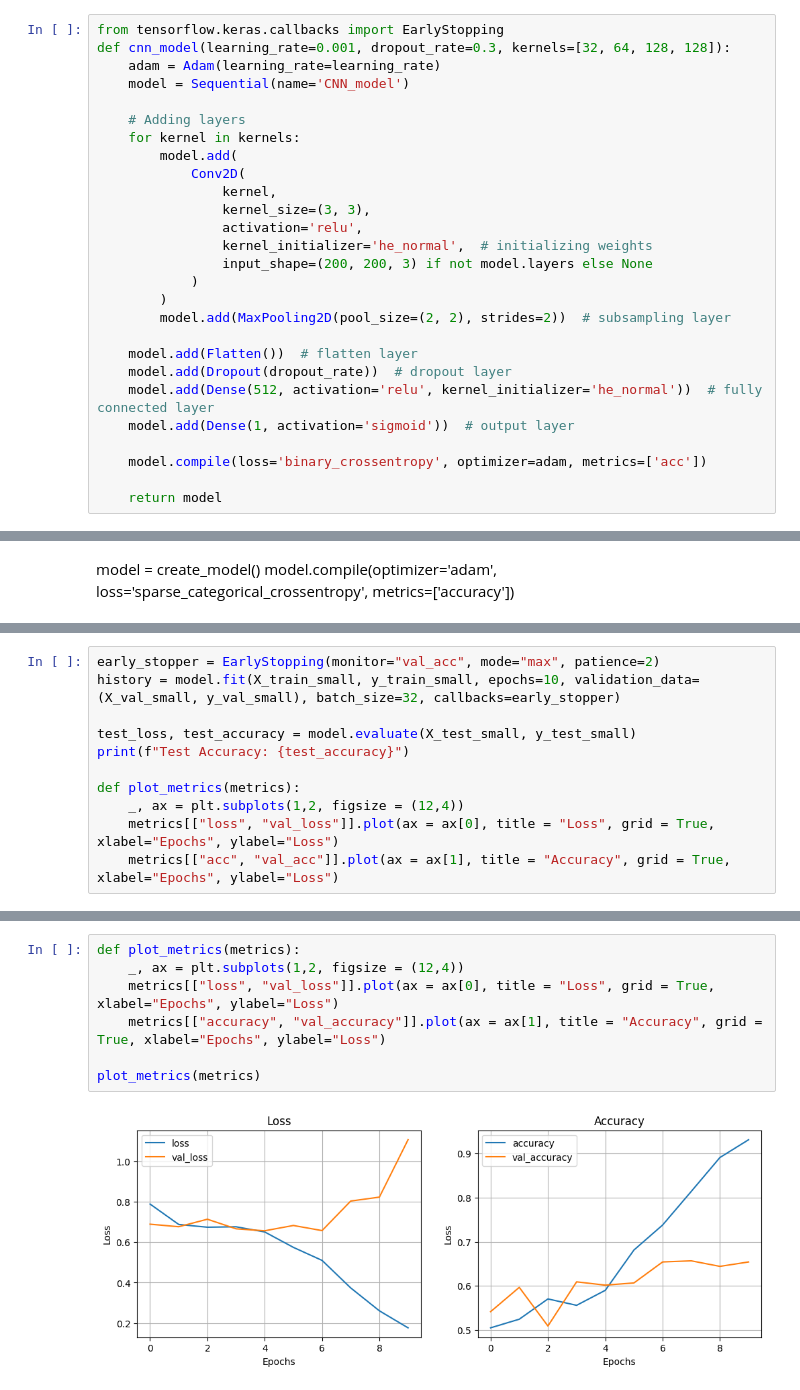
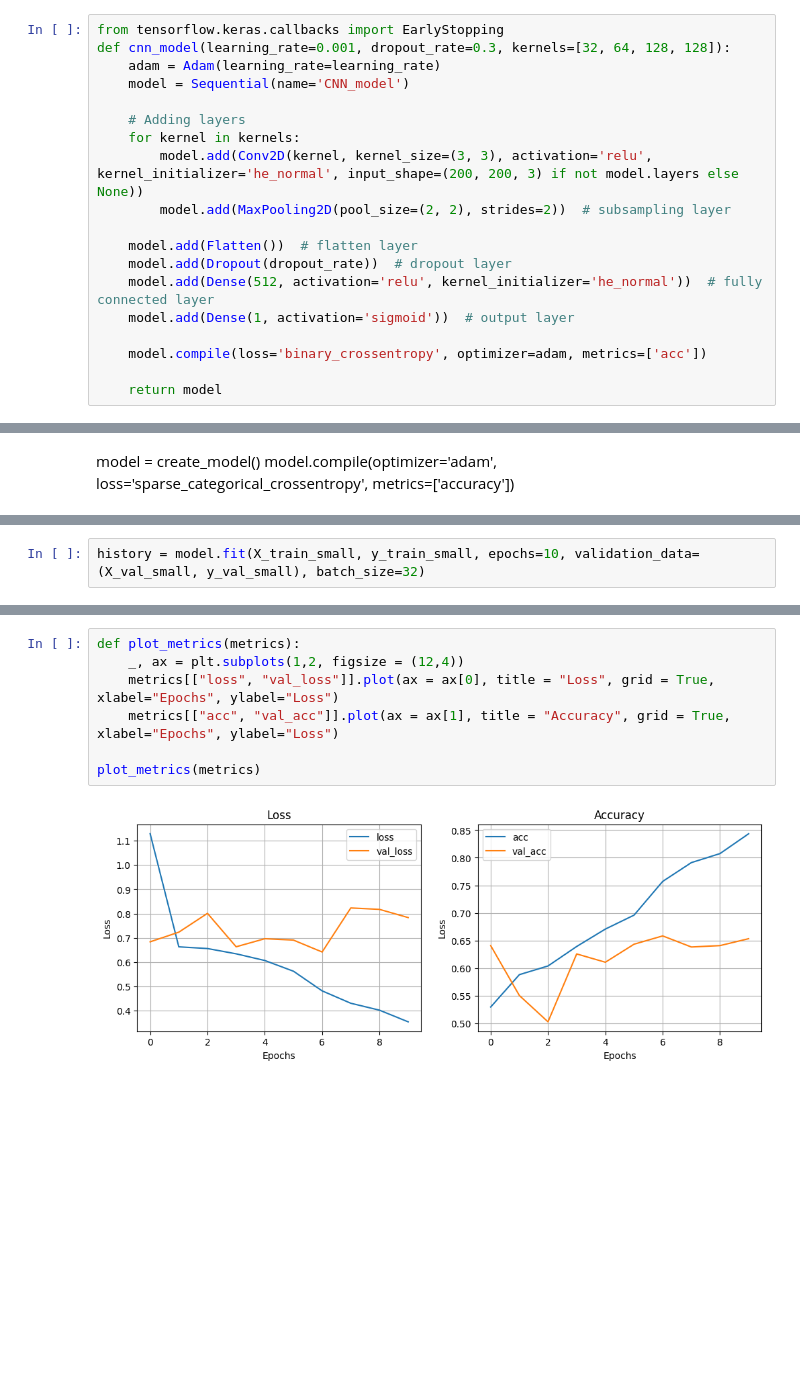
Before and after one commit to BrutalFrost/Artificial_Intelligence_Hampus_Erlandsson_OPA23, a Jupyter notebook: Lab_2/Lab_2.ipynb, the cells around one changed output, grey strips where cells are left out. Cells and saved outputs as stored; diff of their text form; blank space fills up the shorter version.

```diff
--- a/Lab_2/Lab_2.ipynb
+++ b/Lab_2/Lab_2.ipynb
@@ -458,15 +432,7 @@ def cnn_model(learning_rate=0.001, dropout_rate=0.3, kernels=[32, 64, 128, 128])
 
     # Adding layers
     for kernel in kernels:
-        model.add(
-            Conv2D(
-                kernel,
-                kernel_size=(3, 3),
-                activation='relu',
-                kernel_initializer='he_normal',  # initializing weights
-                input_shape=(200, 200, 3) if not model.layers else None
-            )
-        )
+        model.add(Conv2D(kernel, kernel_size=(3, 3), activation='relu', kernel_initializer='he_normal', input_shape=(200, 200, 3) if not model.layers else None))
         model.add(MaxPooling2D(pool_size=(2, 2), strides=2))  # subsampling layer
 
     model.add(Flatten())  # flatten layer
@@ -515,11 +480,0 @@ print(len(y_val_small))
-# %%
-early_stopper = EarlyStopping(monitor="val_acc", mode="max", patience=2)
-history = model.fit(X_train_small, y_train_small, epochs=10, validation_data=(X_val_small, y_val_small), batch_size=32, callbacks=early_stopper)
-
-test_loss, test_accuracy = model.evaluate(X_test_small, y_test_small)
-print(f"Test Accuracy: {test_accuracy}")
-
-def plot_metrics(metrics):
-    _, ax = plt.subplots(1,2, figsize = (12,4))
-    metrics[["loss", "val_loss"]].plot(ax = ax[0], title = "Loss", grid = True, xlabel="Epochs", ylabel="Loss")
-    metrics[["acc", "val_acc"]].plot(ax = ax[1], title = "Accuracy", grid = True, xlabel="Epochs", ylabel="Loss")
@@ -568,0 +481,2 @@ Model: "CNN_model"
+# %%
+history = model.fit(X_train_small, y_train_small, epochs=10, validation_data=(X_val_small, y_val_small), batch_size=32)
@@ -579,12 +514,12 @@ metrics.head()
 # %%
 def plot_metrics(metrics):
     _, ax = plt.subplots(1,2, figsize = (12,4))
     metrics[["loss", "val_loss"]].plot(ax = ax[0], title = "Loss", grid = True, xlabel="Epochs", ylabel="Loss")
-    metrics[["accuracy", "val_accuracy"]].plot(ax = ax[1], title = "Accuracy", grid = True, xlabel="Epochs", ylabel="Loss")
+    metrics[["acc", "val_acc"]].plot(ax = ax[1], title = "Accuracy", grid = True, xlabel="Epochs", ylabel="Loss")
 
 plot_metrics(metrics)
 # %% [output]
-[figure, old version]
+[figure, new version]
 # %%
 from sklearn.metrics import confusion_matrix, ConfusionMatrixDisplay, classification_report
 y_pred_prob = model.predict(X_test_small)
```
Also changed, not shown: parts of 35 cells of this notebook.
